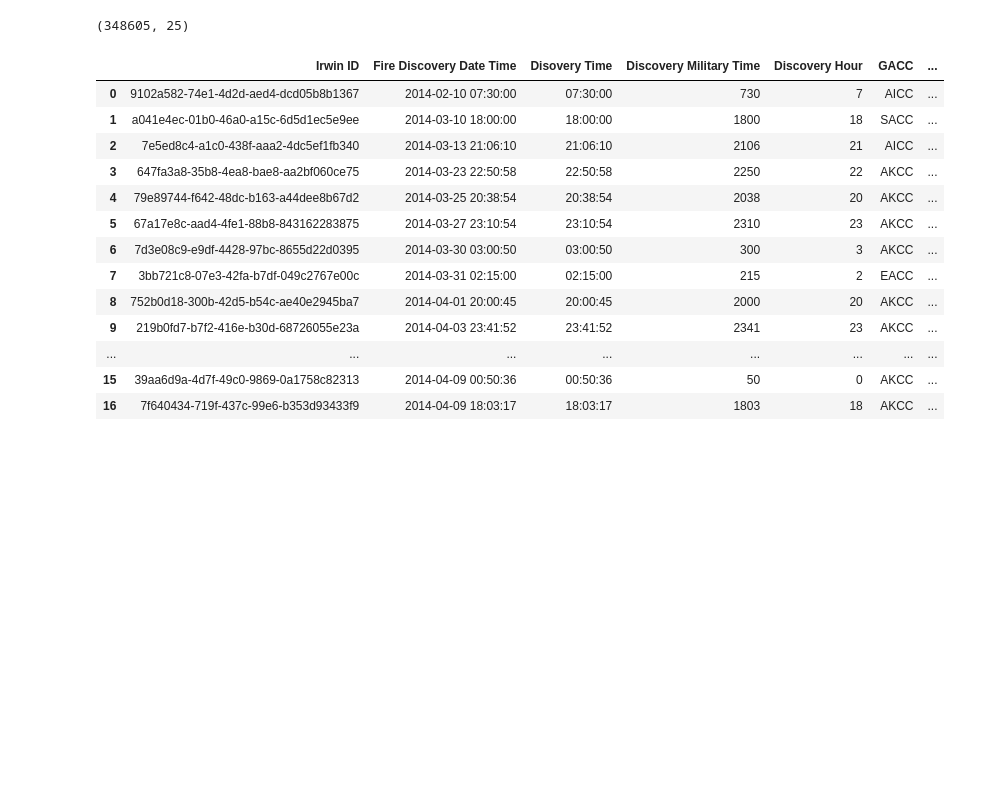
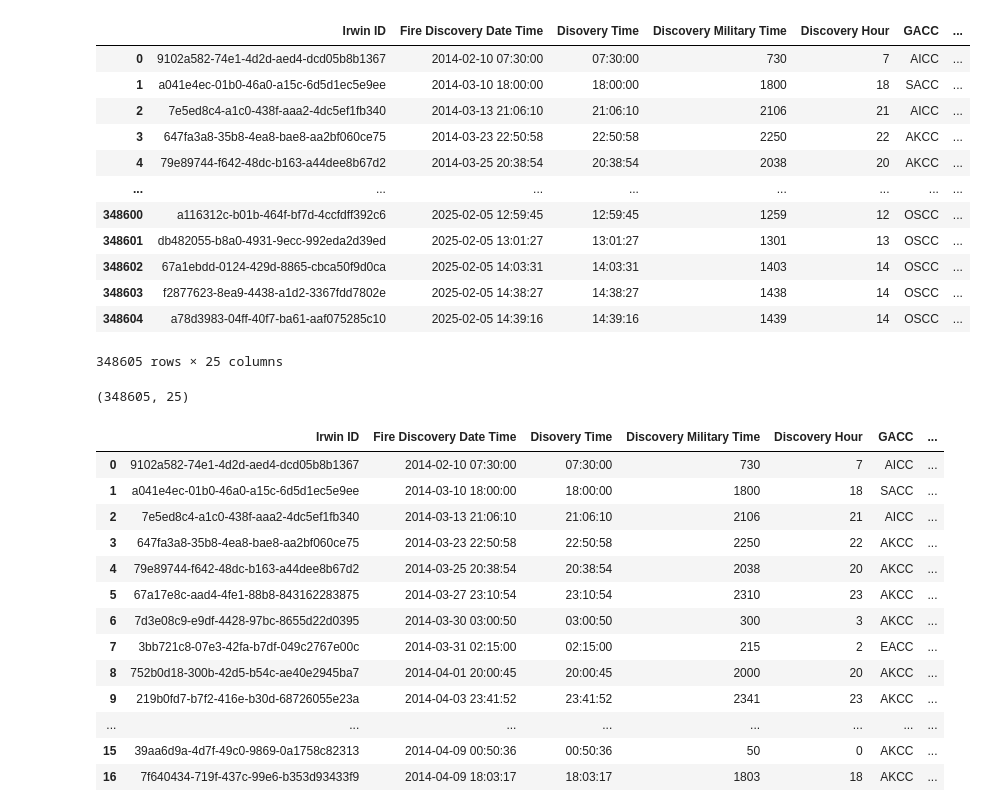
Before and after one commit to ShauryaMathur/inferno-tactix, a Jupyter notebook: coordinate_picker.ipynb, the cells around one changed output. Drawn from its saved outputs; the diff is of its cells as text; code cells hidden in the pictures; blank space fills up the shorter version.

```diff
--- a/coordinate_picker.ipynb
+++ b/coordinate_picker.ipynb
@@ -4,3 +4,19 @@ import numpy as np
 from geopy.distance import geodesic
 # %%
 df = pd.read_excel('./mcarroll_datacall.xlsx', sheet_name='Incidents')
+# %%
+df
+# %% [output]
+|  | Irwin ID | Fire Discovery Date Time | Disovery Time | Discovery Military Time | Discovery Hour | GACC | ... |
+| 0 | 9102a582-74e1-4d2d-aed4-dcd05b8b1367 | 2014-02-10 07:30:00 | 07:30:00 | 730 | 7 | AICC | ... |
+| 1 | a041e4ec-01b0-46a0-a15c-6d5d1ec5e9ee | 2014-03-10 18:00:00 | 18:00:00 | 1800 | 18 | SACC | ... |
+| 2 | 7e5ed8c4-a1c0-438f-aaa2-4dc5ef1fb340 | 2014-03-13 21:06:10 | 21:06:10 | 2106 | 21 | AICC | ... |
+| 3 | 647fa3a8-35b8-4ea8-bae8-aa2bf060ce75 | 2014-03-23 22:50:58 | 22:50:58 | 2250 | 22 | AKCC | ... |
+| 4 | 79e89744-f642-48dc-b163-a44dee8b67d2 | 2014-03-25 20:38:54 | 20:38:54 | 2038 | 20 | AKCC | ... |
+| ... | ... | ... | ... | ... | ... | ... | ... |
+| 348600 | a116312c-b01b-464f-bf7d-4ccfdff392c6 | 2025-02-05 12:59:45 | 12:59:45 | 1259 | 12 | OSCC | ... |
+| 348601 | db482055-b8a0-4931-9ecc-992eda2d39ed | 2025-02-05 13:01:27 | 13:01:27 | 1301 | 13 | OSCC | ... |
+| 348602 | 67a1ebdd-0124-429d-8865-cbca50f9d0ca | 2025-02-05 14:03:31 | 14:03:31 | 1403 | 14 | OSCC | ... |
+| 348603 | f2877623-8ea9-4438-a1d2-3367fdd7802e | 2025-02-05 14:38:27 | 14:38:27 | 1438 | 14 | OSCC | ... |
+| 348604 | a78d3983-04ff-40f7-ba61-aaf075285c10 | 2025-02-05 14:39:16 | 14:39:16 | 1439 | 14 | OSCC | ... |
+348605 rows × 25 columns
```
Also changed, not shown: parts of 12 cells of this notebook, 18 other files.
